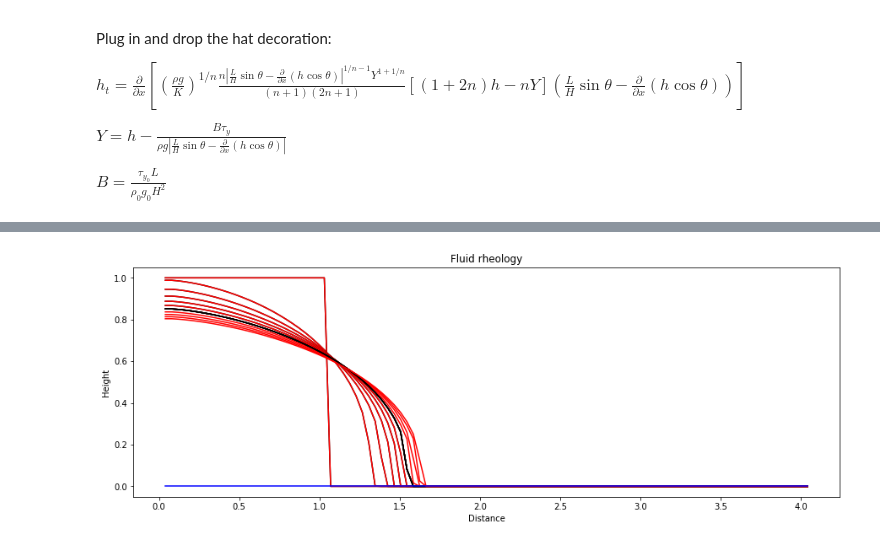
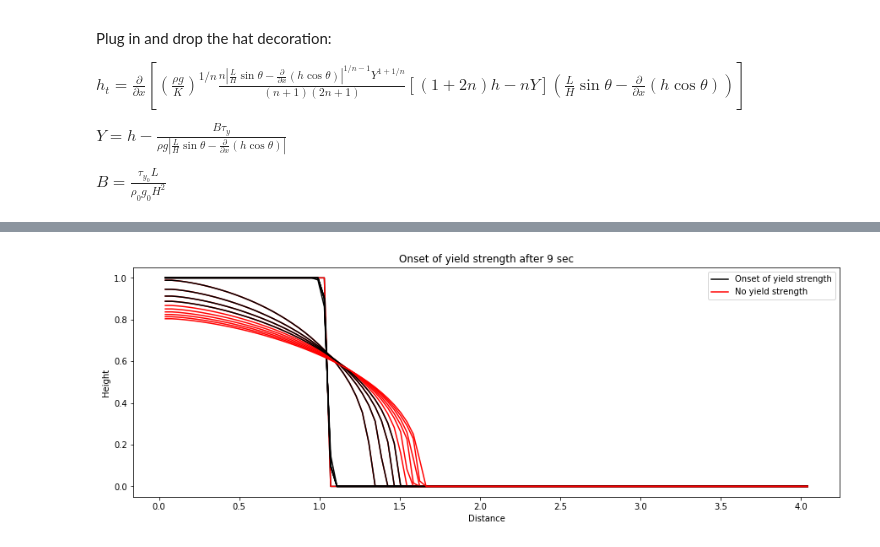
Before and after one commit to JanineBirnbaum18/3-phase-flow, a Jupyter notebook: Homogeneous flow.ipynb, the cells around one changed output, grey strips where cells are left out. Drawn from its saved outputs; the diff is of its cells as text; code cells hidden in the pictures.

```diff
--- a/Homogeneous flow.ipynb
+++ b/Homogeneous flow.ipynb
@@ -132,7 +133,6 @@ def damBreak_RK2(x, L, h0, H, theta, rho, K, tauy, n, g, ts, i):
 
     # Solve
     for k in np.arange(i+1):
-        h_copy = h[k,:]
 
         for j, s in enumerate([0.5, 1]):
 
@@ -153,7 +153,7 @@ def damBreak_RK2(x, L, h0, H, theta, rho, K, tauy, n, g, ts, i):
             Ql[hxl==0] = 0
 
             Y[k,1:-1] = (Yr + Yl)/2
-            h[k+1,1:-1] = h_copy[1:-1] - s*dt/dx[:-1]*(Qr - Ql)
+            h[k+1,1:-1] = h[k,1:-1] - s*dt/dx[:-1]*(Qr - Ql)
 
             h[k+1,0] = h[k+1,1]
 
@@ -163,7 +163,7 @@ def damBreak_RK2(x, L, h0, H, theta, rho, K, tauy, n, g, ts, i):
 
 H = 1 # reservoir height in m
 L = 1  # reservoir length in m
-K = 1  # consistency in Pas
+K = 1  # consistency in Pa s
 rho = 1 # density in kg/m^3
 g = 1   # gravitational acceleration m/s^2
 tauy = 0.1 # yield stress in Pa
@@ -181,21 +181,25 @@ i = 50000
 h0 = np.zeros(m+2)
 h0[x<=L] = 1
 
+# Bed topography
 theta = np.zeros_like(x)
-theta[x>=1.1] = -10
+theta[x>=1.1] = 10
 x_trans = np.cumsum(cosd(theta)*dx)
 z0 = np.cumsum(sind(-theta)*dx)
 z0 -= np.min(z0)
 
-h, t, Y = damBreak_RK2(x, L, h0, H, theta, rho, K, tauy, n, g, ts, i)
+# Solve
+h, t, Y = damBreak_RK2(x, L, h0, H, theta, rho, K, tauy, n, g, ts, i) # No slope for comparison
 h2, t2, Y2 = damBreak_RK2(x, L, h0, H, np.zeros_like(theta), rho, K, tauy, n, g, ts, i)
 
+# Plot result
 fig,ax = plt.subplots(figsize=(15,5))
 for k in 5000*np.arange(10):
-    ax.plot(x_trans,h[k,:].transpose()*cosd(theta) + z0,'k-',label='Herschel-Bulkley');
-ax.plot(x_trans,h[-1,:].transpose()*cosd(theta) + z0,'k-',label='Herschel-Bulkley');
-ax.plot(x,h2[-1,:].transpose(),'r-',label='Herschel-Bulkley');
-ax.plot(x_trans,z0,'b-',label='Slope');
+    ax.plot(x_trans,h[k,:].transpose()*cosd(theta) + z0,'k-');
+ax.plot(x_trans,h[-1,:].transpose()*cosd(theta) + z0,'k-',label='Inclined');
+ax.plot(x,h2[-1,:].transpose(),'r-',label='Flat');
+ax.plot(x_trans,z0,'b-',label='Bed');
 ax.set_xlabel('Distance')
 ax.set_ylabel('Height')
-ax.set_title('Fluid rheology');
+ax.set_title('Flow down an incline');
+ax.legend();
@@ -258,9 +260,6 @@ def damBreak(x, h0, theta, rho, K, tauy, n, g, ts, i):
             nr = n[k+j,2:]
             nl = n[k+j,1:-1]
 
-            Ar = (rho[k+j,2:]*g/K[k+j,2:])**(1/nr)
-            Al = (rho[k+j,1:-1]*g/K[k+j,1:-1])**(1/nl)
-
             Qr = nr*(np.abs(hxr)**(1/nr-1)*(Yr)**(1+1/nr))/((nr+1)*(2*nr+1))*((1+2*nr)*hr - nr*Yr)*hxr
             Ql = nl*(np.abs(hxl)**(1/nl-1)*(Yl)**(1+1/nl))/((nl+1)*(2*nl+1))*((1+2*nl)*hl - nl*Yl)*hxl
 
@@ -285,40 +284,40 @@ dx = x[1] - x[0]
 ts = 15 # time in s
 i = 50000
 
 theta = 30*np.ones(m+2)
 
 # Dimensional
 g = 10   # gravitational acceleration m/s^2
 
 n = 0.5*np.ones((i+2,m+2)) # power law exponent
 K = np.ones((i+2,m+2))  # consistency in Pas
 rho = np.ones((i+2,m+2)) # density in kg/m^3
-tauy = 10*np.ones((i+2,m+2)) # yield stress in Pa
-tauy[:30000,:] = 0
+tauy = 0*np.ones((i+2,m+2)) # yield stress in Pa
+tauy[:30000,:] = 100
 
 # Initial condition
 h0 = np.zeros(m+2)
 h0[x<=L] = H
 
 
 theta = np.zeros_like(x)
 x_trans = np.cumsum(cosd(theta)*dx)
 z0 = np.cumsum(sind(-theta)*dx)
 z0 -= np.min(z0)
 
 h, t, Y = damBreak(x, h0, theta, rho, K, tauy, n, g, ts, i)
 h2, t2, Y2 = damBreak(x, h0, theta, rho, K, np.zeros((i+2,m+2)), n, g, ts, i)
 
 fig,ax = plt.subplots(figsize=(15,5))
 for k in 5000*np.arange(10):
-    ax.plot(x_trans,h[k,:].transpose()*cosd(theta) + z0,'k-',label='Herschel-Bulkley');
-    ax.plot(x_trans,h2[k,:].transpose()*cosd(theta) + z0,'r-',label='Herschel-Bulkley');
-ax.plot(x_trans,h[-1,:].transpose()*cosd(theta) + z0,'k-',label='Herschel-Bulkley');
-ax.plot(x_trans,h2[-1,:].transpose()*cosd(theta) + z0,'r-',label='Herschel-Bulkley');
-ax.plot(x_trans,z0,'b-',label='Slope');
+    ax.plot(x_trans,h[k,:].transpose()*cosd(theta) + z0,'k-');
+    ax.plot(x_trans,h2[k,:].transpose()*cosd(theta) + z0,'r-');
+ax.plot(x_trans,h[-1,:].transpose()*cosd(theta) + z0,'k-',label='Onset of yield strength');
+ax.plot(x_trans,h2[-1,:].transpose()*cosd(theta) + z0,'r-',label='No yield strength');
 ax.set_xlabel('Distance')
 ax.set_ylabel('Height')
-ax.set_title('Fluid rheology');
+ax.set_title('Onset of yield strength after 9 sec');
+ax.legend();
 # %% [output]
-[figure, old version]
+[figure, new version]
 # %%
```
Also changed, not shown: parts of 4 cells of this notebook.
